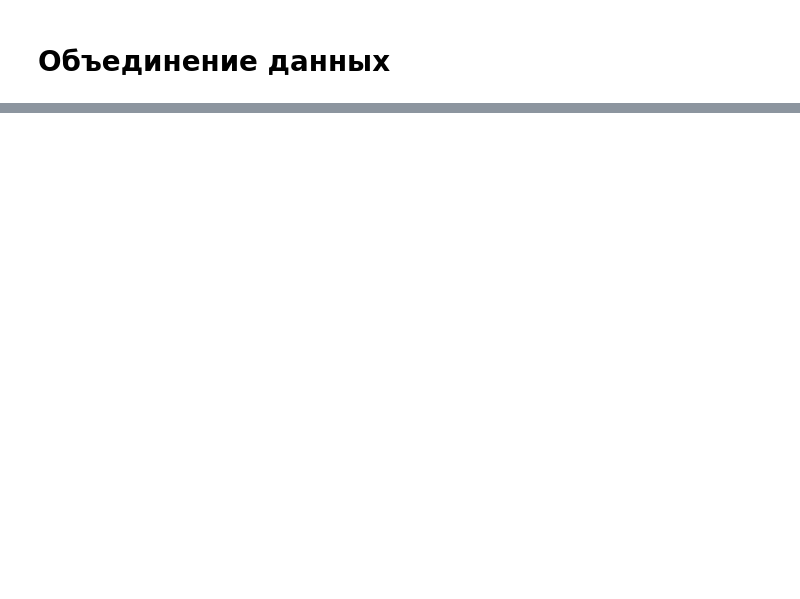
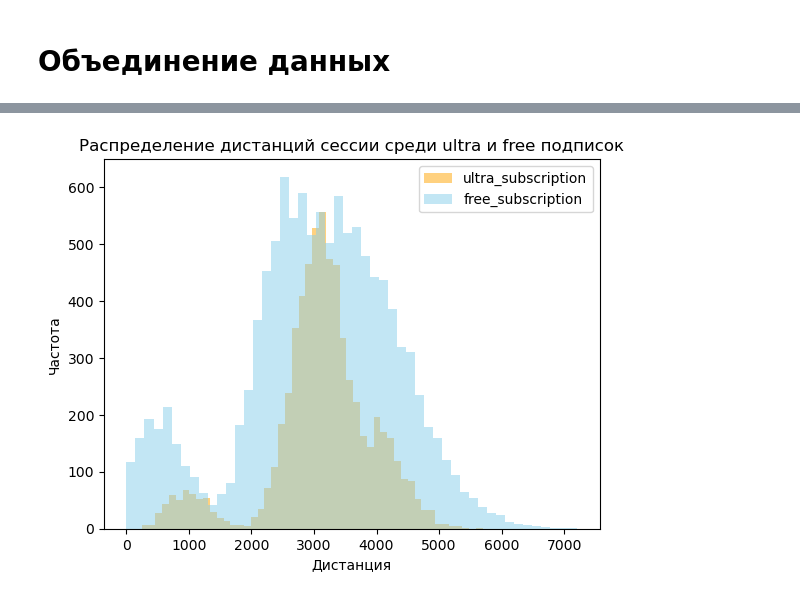
Before and after one commit to ivangolt/yandex_practicum-ds, a Jupyter notebook: 06.usersGo/userGo.ipynb, the cells around one changed output, grey strips where cells are left out. Cells and saved outputs as stored; diff of their text form; code cells hidden in the pictures; blank space fills up the shorter version.

```diff
--- a/06.usersGo/userGo.ipynb
+++ b/06.usersGo/userGo.ipynb
@@ -324,2 +317,5 @@ rides_go.head()
 # %% [markdown]
 # Объединение данных
+# %%
+merged_data = users_go.merge(rides_go, on='user_id')
+merged_data.head(20)
@@ -325,0 +344,3 @@ rides_go.head()
+# %%
+merged_data = merged_data.merge(subscriptions_go, on='subscription_type')
+merged_data.head(30)
@@ -325,0 +365,3 @@ rides_go.head()
+# %%
+ultra_subs_type = merged_data[merged_data['subscription_type'] == 'ultra']
+ultra_subs_type.head(10)
@@ -325,0 +380,3 @@ rides_go.head()
+# %%
+free_subs_type = merged_data[merged_data['subscription_type'] == 'free']
+free_subs_type.head(10)
@@ -325,0 +395,11 @@ rides_go.head()
+# %%
+plt.hist(ultra_subs_type['distance'], bins=50, alpha=0.5, label='ultra_subscription', color='orange')
+plt.hist(free_subs_type['distance'], bins=50, alpha=0.5, label='free_subscription', color='skyblue')
+plt.xlabel('Дистанция')
+plt.ylabel('Частота')
+plt.title('Распределение дистанций сессии среди ultra и free подписок')
+plt.legend()
+plt.show()
+None
+# %% [output]
+[figure, added]
```
Also changed, not shown: parts of 27 cells of this notebook.
